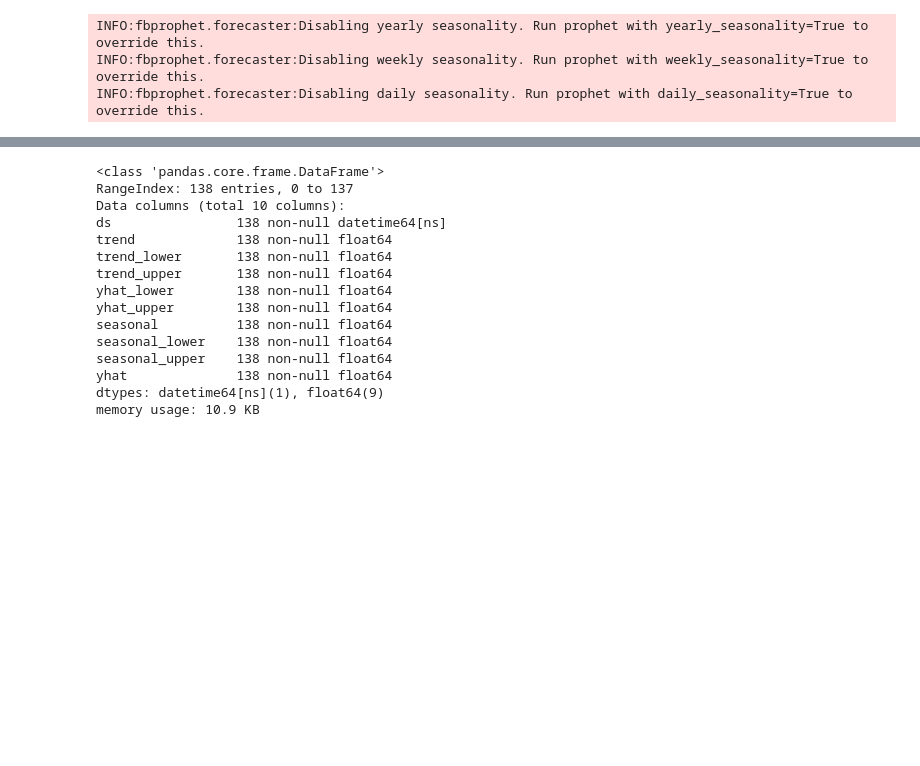
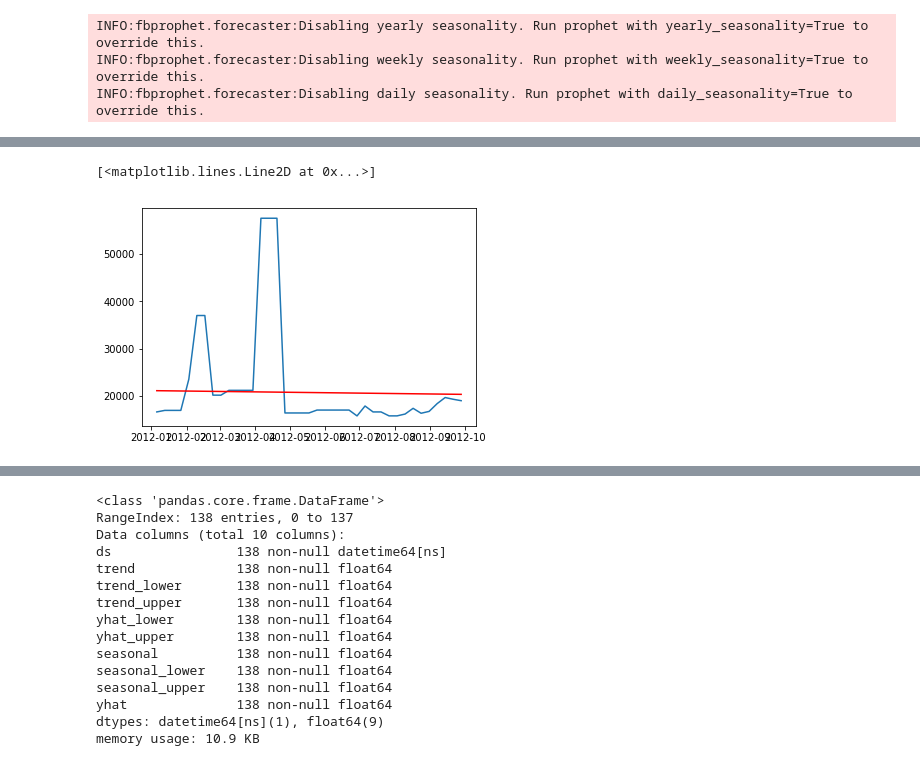
Before and after one commit to ddronamraju/DataScienceTrack, a Jupyter notebook: CapstoneProject 2-Walmart Sales Forecast/Walmart Store Sales Forecasting v3.ipynb, the cells around one changed output, grey strips where cells are left out. Drawn from its saved outputs; the diff is of its cells as text; code cells hidden in the pictures; blank space fills up the shorter version.

```diff
--- a/CapstoneProject 2-Walmart Sales Forecast/Walmart Store Sales Forecasting v3.ipynb
+++ b/CapstoneProject 2-Walmart Sales Forecast/Walmart Store Sales Forecasting v3.ipynb
@@ -491,0 +503,10 @@ INFO:fbprophet.forecaster:Disabling daily seasonality. Run prophet with daily_se
+# %%
+#store1_dept1_up_week_sales_test.set_index('ds',inplace=True)
+plt.plot(store1_dept1_up_week_sales_test)
+pred_test_prophet=fcst[(fcst['ds']>pd.datetime(2011,12,31))]
+pred_test_prophet.set_index('ds',inplace=True)
+pred_test_prophet=pred_test_prophet['yhat']
+plt.plot(pred_test_prophet, color='red')
+# %% [output]
+[<matplotlib.lines.Line2D at 0x...>]
+[figure, added]
```
Also changed, not shown: parts of 16 cells of this notebook.
